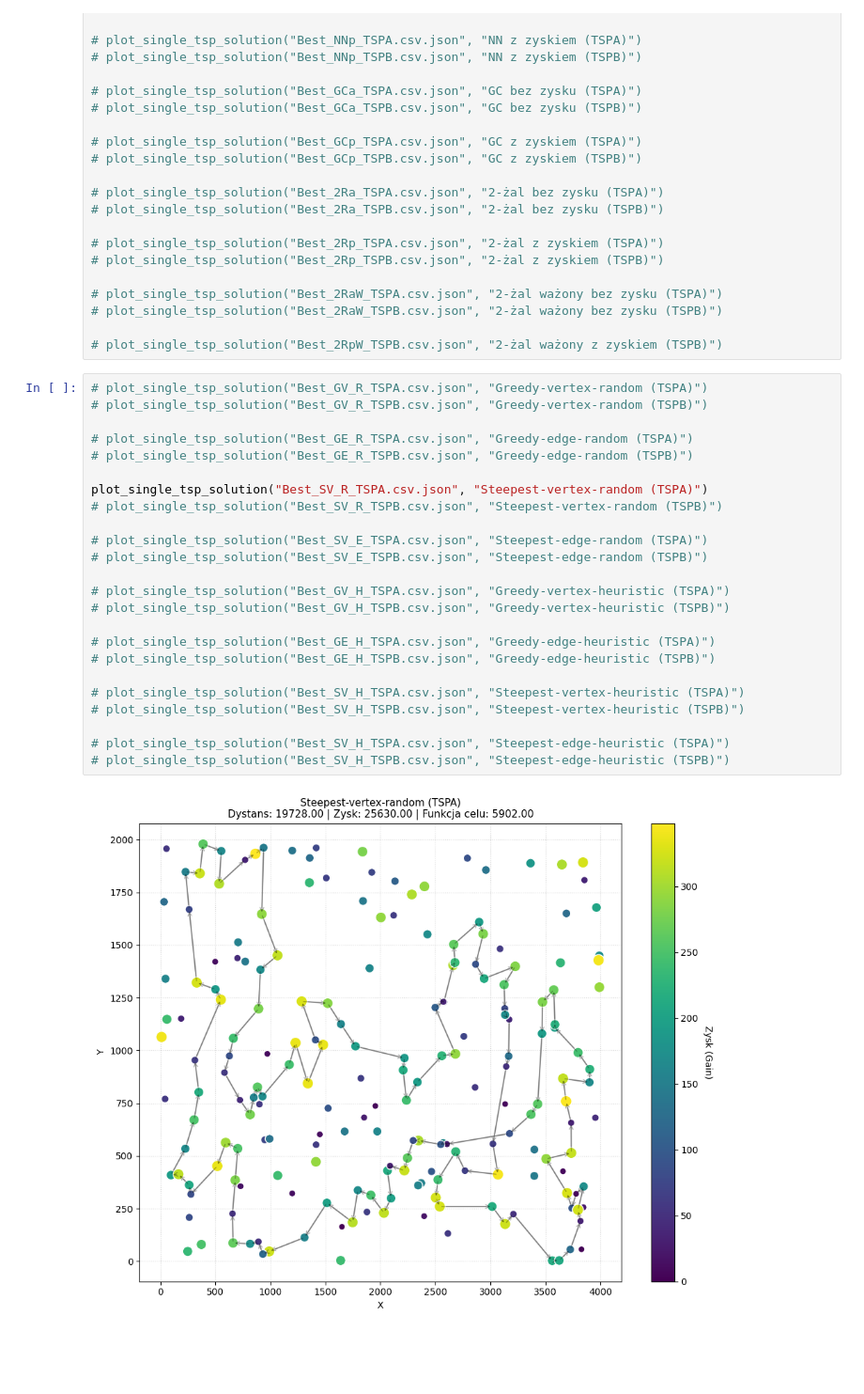
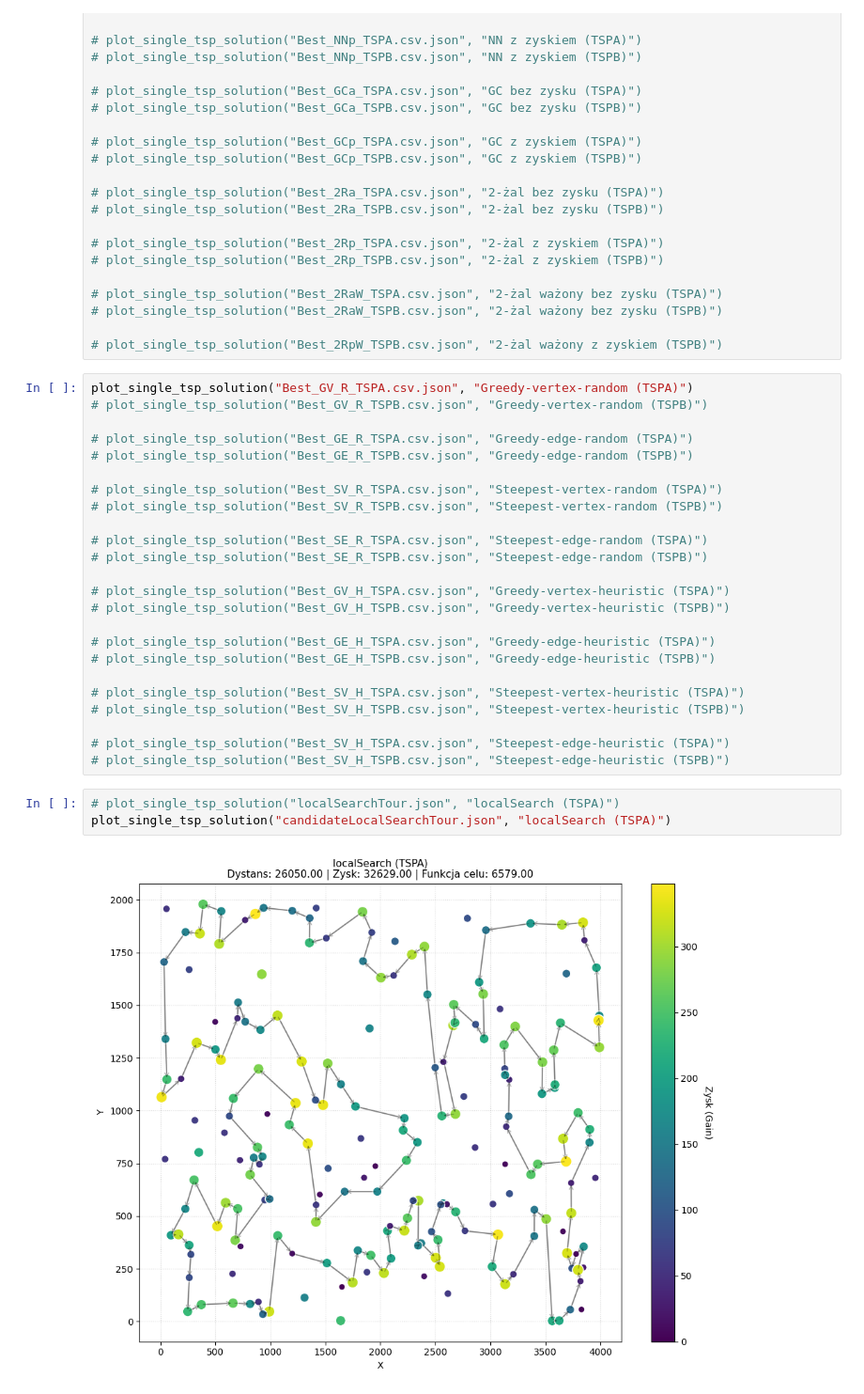
Before and after one commit to AdamekPW/IMO, a Jupyter notebook: ImoProject/Results/main.ipynb, the cells around one changed output. Shown at 94% size. Drawn from its saved outputs; the diff is of its cells as text; blank space fills up the shorter version.

```diff
--- a/ImoProject/Results/main.ipynb
+++ b/ImoProject/Results/main.ipynb
@@ -137,17 +137,17 @@ def plot_compare_tsp_solutions(path1, path2):
 
 # plot_single_tsp_solution("Best_2RpW_TSPB.csv.json", "2-żal ważony z zyskiem (TSPB)")
 # %%
-# plot_single_tsp_solution("Best_GV_R_TSPA.csv.json", "Greedy-vertex-random (TSPA)")
+plot_single_tsp_solution("Best_GV_R_TSPA.csv.json", "Greedy-vertex-random (TSPA)")
 # plot_single_tsp_solution("Best_GV_R_TSPB.csv.json", "Greedy-vertex-random (TSPB)")
 
 # plot_single_tsp_solution("Best_GE_R_TSPA.csv.json", "Greedy-edge-random (TSPA)")
 # plot_single_tsp_solution("Best_GE_R_TSPB.csv.json", "Greedy-edge-random (TSPB)")
 
-plot_single_tsp_solution("Best_SV_R_TSPA.csv.json", "Steepest-vertex-random (TSPA)")
+# plot_single_tsp_solution("Best_SV_R_TSPA.csv.json", "Steepest-vertex-random (TSPA)")
 # plot_single_tsp_solution("Best_SV_R_TSPB.csv.json", "Steepest-vertex-random (TSPB)")
 
-# plot_single_tsp_solution("Best_SV_E_TSPA.csv.json", "Steepest-edge-random (TSPA)")
-# plot_single_tsp_solution("Best_SV_E_TSPB.csv.json", "Steepest-edge-random (TSPB)")
+# plot_single_tsp_solution("Best_SE_R_TSPA.csv.json", "Steepest-edge-random (TSPA)")
+# plot_single_tsp_solution("Best_SE_R_TSPB.csv.json", "Steepest-edge-random (TSPB)")
 
 # plot_single_tsp_solution("Best_GV_H_TSPA.csv.json", "Greedy-vertex-heuristic (TSPA)")
 # plot_single_tsp_solution("Best_GV_H_TSPB.csv.json", "Greedy-vertex-heuristic (TSPB)")
@@ -160,5 +160,8 @@ plot_single_tsp_solution("Best_SV_R_TSPA.csv.json", "Steepest-vertex-random (TSP
 
 # plot_single_tsp_solution("Best_SV_H_TSPA.csv.json", "Steepest-edge-heuristic (TSPA)")
 # plot_single_tsp_solution("Best_SV_H_TSPB.csv.json", "Steepest-edge-heuristic (TSPB)")
-# %% [output]
-[figure, removed]
+# %%
+# plot_single_tsp_solution("localSearchTour.json", "localSearch (TSPA)")
+plot_single_tsp_solution("candidateLocalSearchTour.json", "localSearch (TSPA)")
+# %% [output]
+[figure, added]
```
Also changed, not shown: 39 other files.
